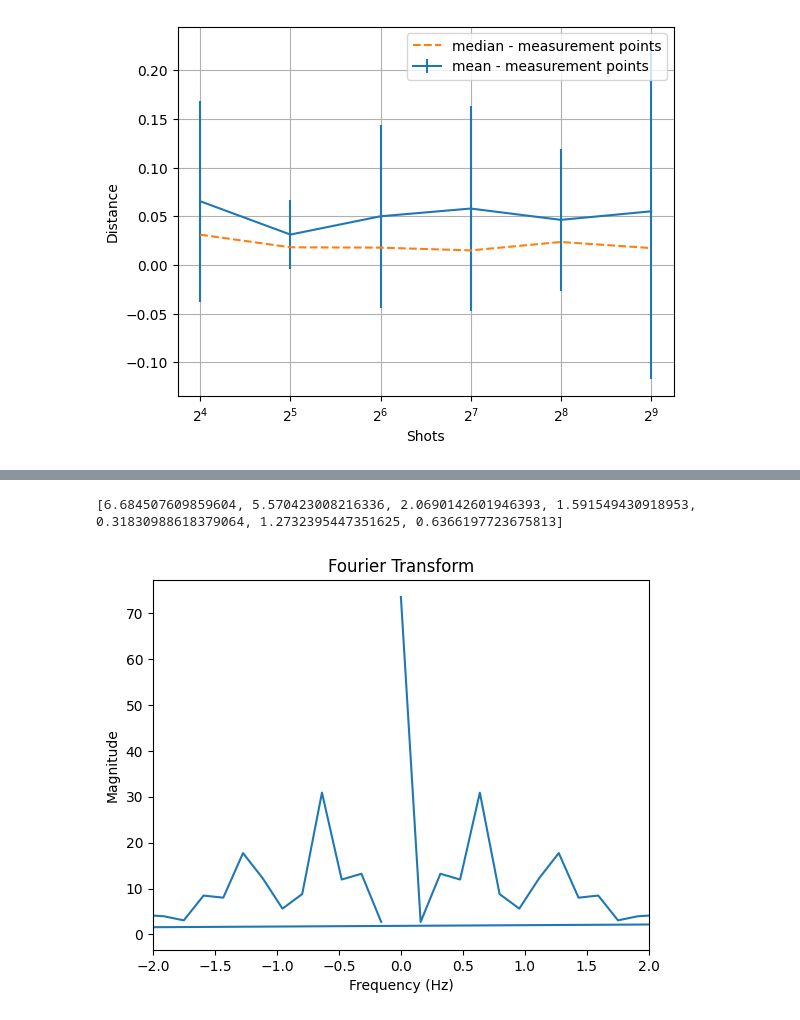
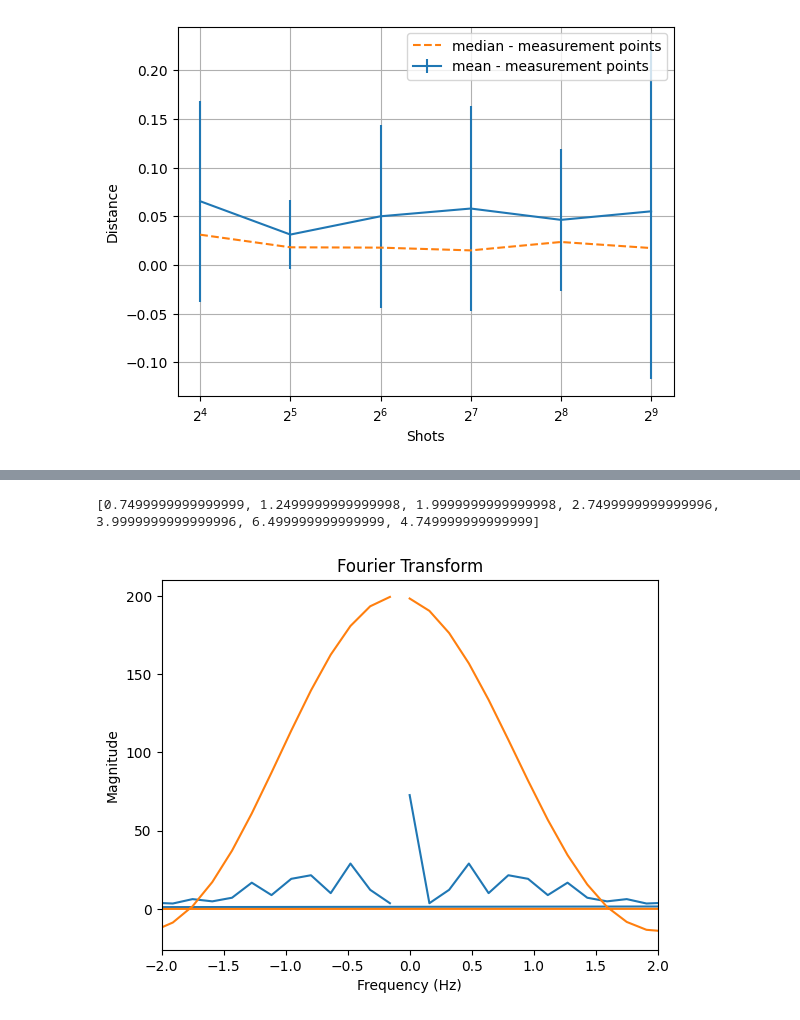
Before and after one commit to Davidkatom/Crosstalk, a Jupyter notebook: CosineFit.ipynb, the cells around one changed output, grey strips where cells are left out. Saved outputs shown, nothing was run; the diff lists cells and outputs as text; code cells hidden in the pictures.

```diff
--- a/CosineFit.ipynb
+++ b/CosineFit.ipynb
@@ -97,8 +94,8 @@ from ramsey_experiment import RamseyExperiment
 from ramsey_experiment import RamseyBatch
 
 exp = []
-measurements = [2**i for i in range(7, 10)]
-shots = [2**i for i in range(7, 12)]
+measurements = [2 ** i for i in range(7, 10)]
+shots = [2 ** i for i in range(7, 12)]
 #shots = [500]
 repetitions = 20
 for n in measurements:  #qubits
@@ -113,7 +110,8 @@ for n in measurements:  #qubits
             delay_list = []
             delay = np.linspace(0, 2 * np.pi, n)
             for t in delay:
-                delay_list.append(RamseyExperiment(4, t, s // n, J, f'CosineFit meas = {n} shots = {s} rep = {rep} delay = {t}'))
+                delay_list.append(
+                    RamseyExperiment(4, t, s // n, J, f'CosineFit meas = {n} shots = {s} rep = {rep} delay = {t}'))
             ramseyBatch = RamseyBatch(delay_list)
             rep_list.append(ramseyBatch)
         median_dist_for_shots.append(np.median([rep_list[i].dist for i in range(len(rep_list))]))
@@ -124,7 +122,6 @@ for n in measurements:  #qubits
         shot_list["std"] = std_dist_for_shots
         shot_list["median"] = median_dist_for_shots
 
-
     exp.append(shot_list)
 # %% [output]
 QiskitError: 'No counts for experiment "0"'
@@ -135,7 +132,8 @@ plt.xlabel('Shots')
 #plt.ylim(0, 0.1)
 for i in range(1, len(exp)):
     dist = exp[i]
-    plt.errorbar(shots, dist["mean"],yerr=dist["std"], linestyle='-',  label=f'mean - measurement points = {str(measurements[i])}')
+    plt.errorbar(shots, dist["mean"], yerr=dist["std"], linestyle='-',
+                 label=f'mean - measurement points = {str(measurements[i])}')
     plt.plot(shots, dist["median"], linestyle='--', label=f'median - measurement points = {str(measurements[i])}')
 plt.xscale('log', base=2)
 plt.legend()
@@ -147,7 +145,7 @@ from ramsey_experiment import RamseyExperiment
 from ramsey_experiment import RamseyBatch
 
 exp = []
-measurements = [2**i for i in range(4, 10)]
+measurements = [2 ** i for i in range(4, 10)]
 shots = 2048
 repetitions = 20
 shot_list = {}
@@ -162,7 +160,8 @@ for n in measurements:  #qubits
         delay_list = []
         delay = np.linspace(0, 2 * np.pi, n)
         for t in delay:
-            delay_list.append(RamseyExperiment(4, t, shots // n, J, f'CosineFit meas = {n} shots = {s} rep = {rep} delay = {t}'))
+            delay_list.append(
+                RamseyExperiment(4, t, shots // n, J, f'CosineFit meas = {n} shots = {s} rep = {rep} delay = {t}'))
         ramseyBatch = RamseyBatch(delay_list)
         rep_list.append(ramseyBatch)
     median_dist_for_shots.append(np.median([rep_list[i].dist for i in range(len(rep_list))]))
@@ -243,26 +246,41 @@ TypeError: can't multiply sequence by non-int of type 'numpy.float64'
 # %%
 from scipy.signal import find_peaks
 
-fft_output = np.fft.fft(ramseyBatch.Z)
+def fo(t, js):
+    n = len(js)
+    result = 0
+    for i in range(n):
+        result += 40 * np.sinc(t + 2*js[i]/np.pi)
+        result += 40 * np.sinc(t - 2*js[i]/np.pi)
+    for i in range(n):
+        result += 20 * np.sinc(2*js[i]/np.pi + js[(i + 1) % n]/np.pi + t)
+        result += 20 * np.sinc(-2*js[i]/np.pi + js[(i + 1) % n]/np.pi + t)
+    return result
+
+
+
+fft_output = np.fft.fft(ramseyBatch1.Z)
 # Compute the corresponding frequencies
-sample_rate = measurements/(2*np.pi)  # Sampling rate of your data (change if known)
-frequencies = np.fft.fftfreq(len(ramseyBatch.Z), 1/sample_rate)
+sample_rate = measurements / (2 * np.pi)  # Sampling rate of your data (change if known)
+frequencies = np.fft.fftfreq(len(ramseyBatch.Z), 1 / sample_rate)
 
 # Compute the magnitude (absolute value) of the Fourier Transform
 magnitude = np.abs(fft_output)
-peaks, _ = find_peaks(magnitude, height=2) # Set an appropriate threshold
-sorted_peaks = np.argsort(magnitude[peaks])[-14:]
+peaks, _ = find_peaks(magnitude, height=2)  # Set an appropriate threshold
+sorted_peaks = np.argsort(magnitude[peaks])[-14:][::-1]
 peak_frequencies = frequencies[peaks[sorted_peaks]]
-peak_frequencies = [freq for freq in peak_frequencies if freq > 0]
+peak_frequencies = [freq * (0.5*np.pi) for freq in peak_frequencies if freq > 0]
 
 print(peak_frequencies)
 # Plot the magnitude of the Fourier Transform
 plt.plot(frequencies, magnitude)
+plt.plot(frequencies, [fo(t, J) for t in frequencies])
+
 plt.title('Fourier Transform')
 plt.xlabel('Frequency (Hz)')
 plt.ylabel('Magnitude')
 plt.xlim(-2, 2)
 plt.show()
 # %% [output]
-[6.684507609859604, 5.570423008216336, 2.0690142601946393, 1.591549430918953, 0.31830988618379064, 1.2732395447351625, 0.6366197723675813]
+[0.7499999999999999, 1.2499999999999998, 1.9999999999999998, 2.7499999999999996, 3.9999999999999996, 6.499999999999999, 4.749999999999999]
-[figure, old version]
+[figure, new version]
```
Also changed, not shown: parts of 5 cells of this notebook, 1 other file.
